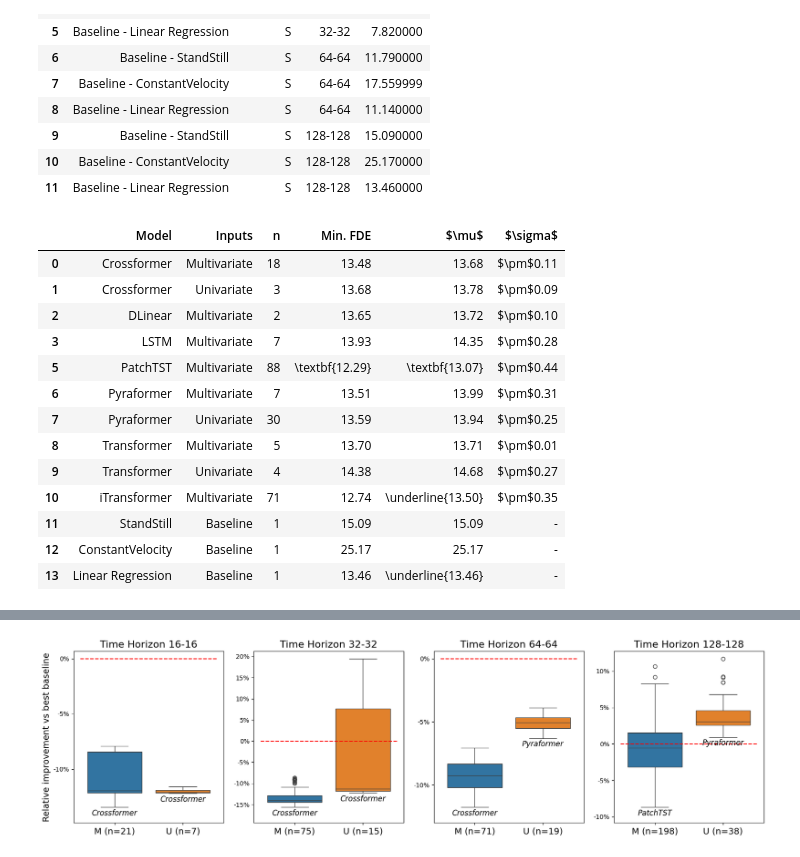
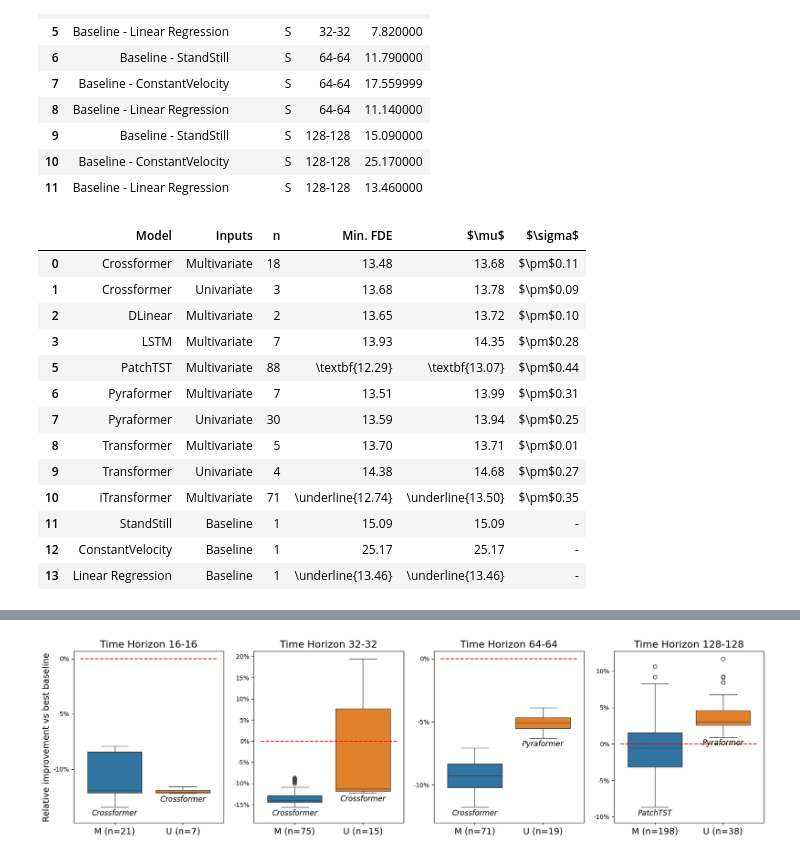
Before and after one commit to arnaud-odet/Time-Series-Library, a Jupyter notebook: results.ipynb, the cells around one changed output, grey strips where cells are left out. Cells and saved outputs as stored; diff of their text form; code cells hidden in the pictures.

```diff
--- a/results.ipynb
+++ b/results.ipynb
@@ -470,3 +487,8 @@ testing_logs.head(3)
 | 4_067 | 4 | 67 | 64 | 64 | S | 19 | early_stopping | 0.579425 | 2 | 256 | ... |
 | 4_069 | 4 | 69 | 64 | 64 | S | 23 | early_stopping | 0.575672 | 2 | 256 | ... |
 | 4_071 | 4 | 71 | 64 | 64 | S | 21 | early_stopping | 0.574540 | 2 | 256 | ... |
+# %%
+th = 128
+
+display(testing_logs[(testing_logs['seq_len']==th)&(testing_logs['features']=='MS')].sort_values('fde').head(5))
+testing_logs[(testing_logs['seq_len']==th)&(testing_logs['features']=='MS')&(testing_logs['model']!='Crossformer')].sort_values('fde').head(5)
@@ -746,41 +790,43 @@ for th in [16,32,64,128]:
 
     latex_df= pd.concat([latex_df, bls]).reset_index(drop=True)
     best_means = latex_df.sort_values('mean').index[:3]
-    best_min = latex_df.sort_values('min').index[0]
+    best_mins = latex_df.sort_values('min').index[:3]
     for index,row in latex_df.iterrows() :
         if index == best_means[0] :
             latex_df.loc[index, 'mean'] = f"\\textbf{{{latex_df.loc[index, 'mean']:.2f}}}"
         elif index in best_means :
             latex_df.loc[index, 'mean'] = f"\\underline{{{latex_df.loc[index, 'mean']:.2f}}}"
         else :
             latex_df.loc[index, 'mean'] = f"{latex_df.loc[index, 'mean']:.2f}"
-        if index == best_min :
+        if index == best_mins[0] :
             latex_df.loc[index, 'min'] = f"\\textbf{{{latex_df.loc[index, 'min']:.2f}}}"
+        elif index in best_mins :
+            latex_df.loc[index, 'min'] = f"\\underline{{{latex_df.loc[index, 'min']:.2f}}}"
         else :
             latex_df.loc[index, 'min'] = f"{latex_df.loc[index, 'min']:.2f}"
 
 
     latex_df['std'] = latex_df['std'].apply(std_display_2)
     model_rename = {m:m for m in latex_df['Model'].unique()}
     model_rename['Nonstationary_Transformer'] = 'Non Stationary Transformer'
     latex_df['Model'] = latex_df['Model'].map(model_rename)
     latex_df['std'] = [latex_df.loc[i,'std'] if latex_df.loc[i,'n']>1 else '-' for i in latex_df.index]
     latex_df.rename(columns = {'min':'Min. FDE','mean':'$\mu$','std':'$\sigma$'}, inplace=True)
     latex_df = latex_df[latex_df['n']>0]
     latex_df.to_latex(ARTICLE_PATH / f"testing_{th}.tex", escape= False, column_format='llrrrr', index = False)
 latex_df
 # %% [output]
 |  | Model | Inputs | n | Min. FDE | $\mu$ | $\sigma$ |
 | 0 | Crossformer | Multivariate | 18 | 13.48 | 13.68 | $\pm$0.11 |
 | 1 | Crossformer | Univariate | 3 | 13.68 | 13.78 | $\pm$0.09 |
 | 2 | DLinear | Multivariate | 2 | 13.65 | 13.72 | $\pm$0.10 |
 | 3 | LSTM | Multivariate | 7 | 13.93 | 14.35 | $\pm$0.28 |
 | 5 | PatchTST | Multivariate | 88 | \textbf{12.29} | \textbf{13.07} | $\pm$0.44 |
 | 6 | Pyraformer | Multivariate | 7 | 13.51 | 13.99 | $\pm$0.31 |
 | 7 | Pyraformer | Univariate | 30 | 13.59 | 13.94 | $\pm$0.25 |
 | 8 | Transformer | Multivariate | 5 | 13.70 | 13.71 | $\pm$0.01 |
 | 9 | Transformer | Univariate | 4 | 14.38 | 14.68 | $\pm$0.27 |
-| 10 | iTransformer | Multivariate | 71 | 12.74 | \underline{13.50} | $\pm$0.35 |
+| 10 | iTransformer | Multivariate | 71 | \underline{12.74} | \underline{13.50} | $\pm$0.35 |
 | 11 | StandStill | Baseline | 1 | 15.09 | 15.09 | - |
 | 12 | ConstantVelocity | Baseline | 1 | 25.17 | 25.17 | - |
-| 13 | Linear Regression | Baseline | 1 | 13.46 | \underline{13.46} | - |
+| 13 | Linear Regression | Baseline | 1 | \underline{13.46} | \underline{13.46} | - |
```
Also changed, not shown: parts of 7 cells of this notebook, 3 other files.
